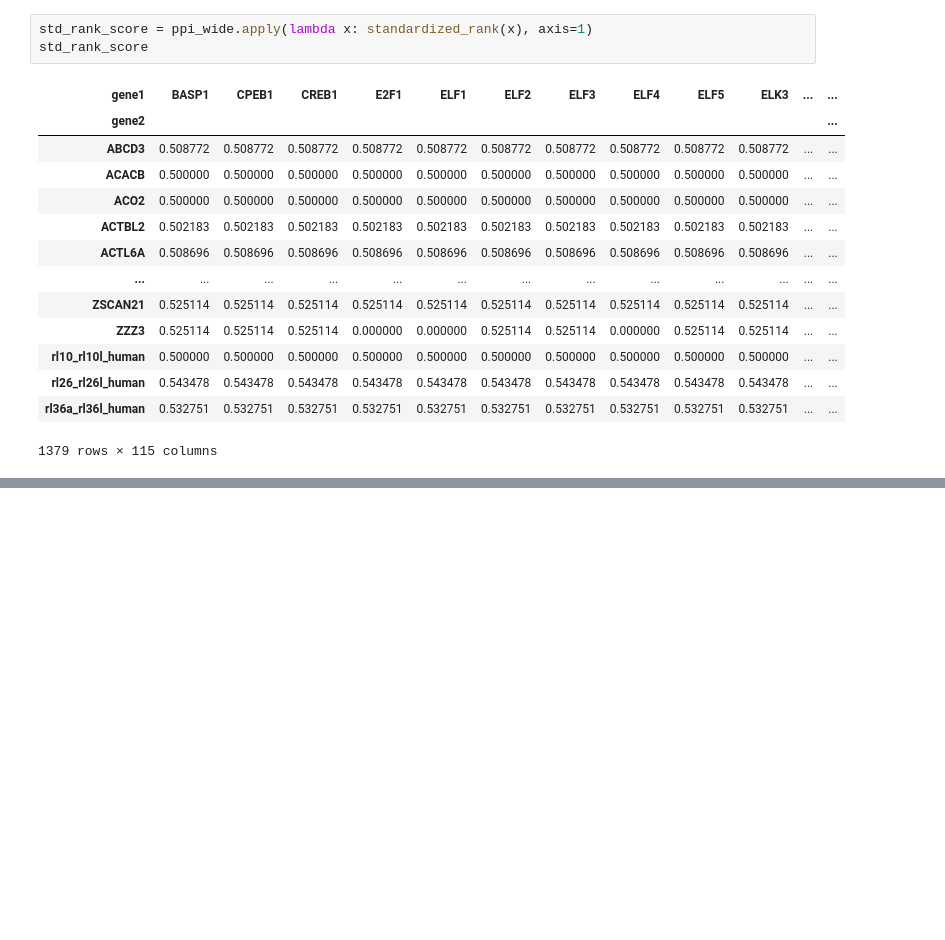
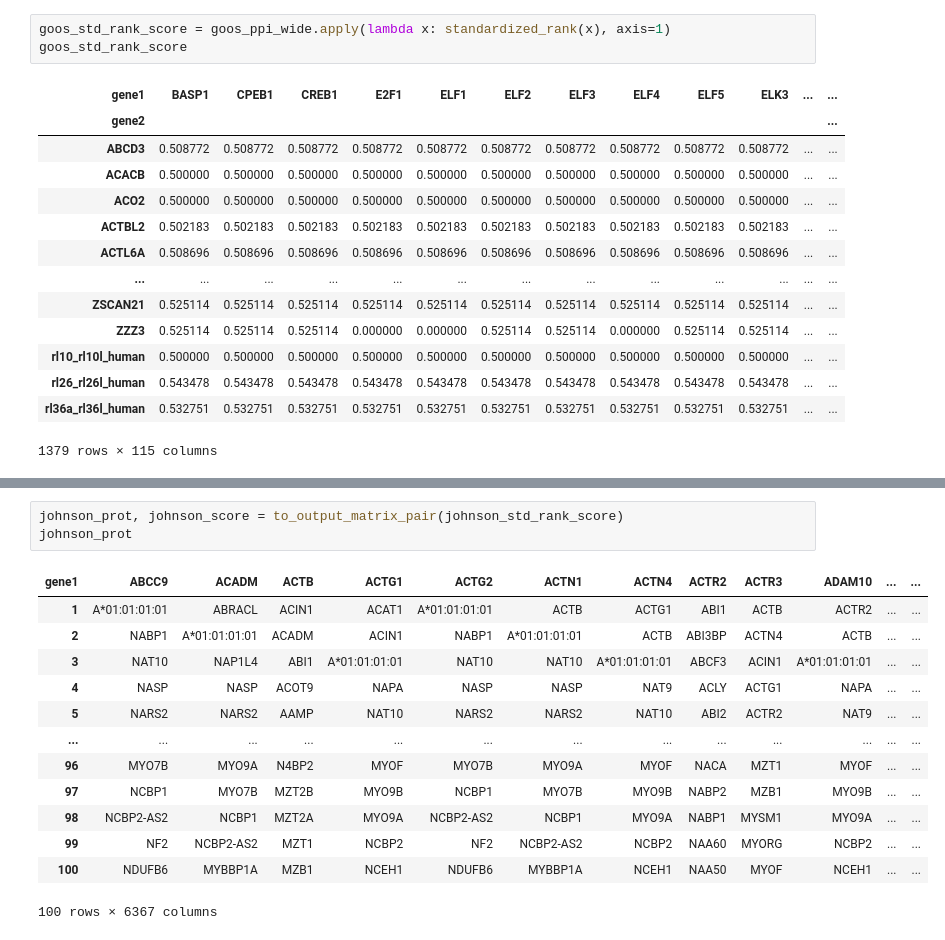
Before and after one commit to hackbio-ca/ppi-prediction-from-rna-seq, a Jupyter notebook: python/ppi_exploration.ipynb, the cells around one changed output, grey strips where cells are left out. Drawn from its saved outputs; the diff is of its cells as text; blank space fills up the shorter version.

```diff
--- a/python/ppi_exploration.ipynb
+++ b/python/ppi_exploration.ipynb
@@ -74,6 +80,6 @@ Name: BASP1, Length: 1379, dtype: float64
 # %%
-std_rank_score = ppi_wide.apply(lambda x: standardized_rank(x), axis=1)
-std_rank_score
+goos_std_rank_score = goos_ppi_wide.apply(lambda x: standardized_rank(x), axis=1)
+goos_std_rank_score
 # %% [output]
 | gene1 | BASP1 | CPEB1 | CREB1 | E2F1 | ELF1 | ELF2 | ELF3 | ELF4 | ELF5 | ELK3 | ... | ... |
 | gene2 |  |  |  |  |  |  |  |  |  |  |  | ... |
@@ -155,0 +198,17 @@ write_to_csv(score, filename='goos2022_top_score_per_bait.csv')
+# %%
+johnson_prot, johnson_score = to_output_matrix_pair(johnson_std_rank_score)
+johnson_prot
+# %% [output]
+| gene1 | ABCC9 | ACADM | ACTB | ACTG1 | ACTG2 | ACTN1 | ACTN4 | ACTR2 | ACTR3 | ADAM10 | ... | ... |
+| 1 | A*01:01:01:01 | ABRACL | ACIN1 | ACAT1 | A*01:01:01:01 | ACTB | ACTG1 | ABI1 | ACTB | ACTR2 | ... | ... |
+| 2 | NABP1 | A*01:01:01:01 | ACADM | ACIN1 | NABP1 | A*01:01:01:01 | ACTB | ABI3BP | ACTN4 | ACTB | ... | ... |
+| 3 | NAT10 | NAP1L4 | ABI1 | A*01:01:01:01 | NAT10 | NAT10 | A*01:01:01:01 | ABCF3 | ACIN1 | A*01:01:01:01 | ... | ... |
+| 4 | NASP | NASP | ACOT9 | NAPA | NASP | NASP | NAT9 | ACLY | ACTG1 | NAPA | ... | ... |
+| 5 | NARS2 | NARS2 | AAMP | NAT10 | NARS2 | NARS2 | NAT10 | ABI2 | ACTR2 | NAT9 | ... | ... |
+| ... | ... | ... | ... | ... | ... | ... | ... | ... | ... | ... | ... | ... |
+| 96 | MYO7B | MYO9A | N4BP2 | MYOF | MYO7B | MYO9A | MYOF | NACA | MZT1 | MYOF | ... | ... |
+| 97 | NCBP1 | MYO7B | MZT2B | MYO9B | NCBP1 | MYO7B | MYO9B | NABP2 | MZB1 | MYO9B | ... | ... |
+| 98 | NCBP2-AS2 | NCBP1 | MZT2A | MYO9A | NCBP2-AS2 | NCBP1 | MYO9A | NABP1 | MYSM1 | MYO9A | ... | ... |
+| 99 | NF2 | NCBP2-AS2 | MZT1 | NCBP2 | NF2 | NCBP2-AS2 | NCBP2 | NAA60 | MYORG | NCBP2 | ... | ... |
+| 100 | NDUFB6 | MYBBP1A | MZB1 | NCEH1 | NDUFB6 | MYBBP1A | NCEH1 | NAA50 | MYOF | NCEH1 | ... | ... |
+100 rows × 6367 columns
```
Also changed, not shown: parts of 16 cells of this notebook, 1 other file.
